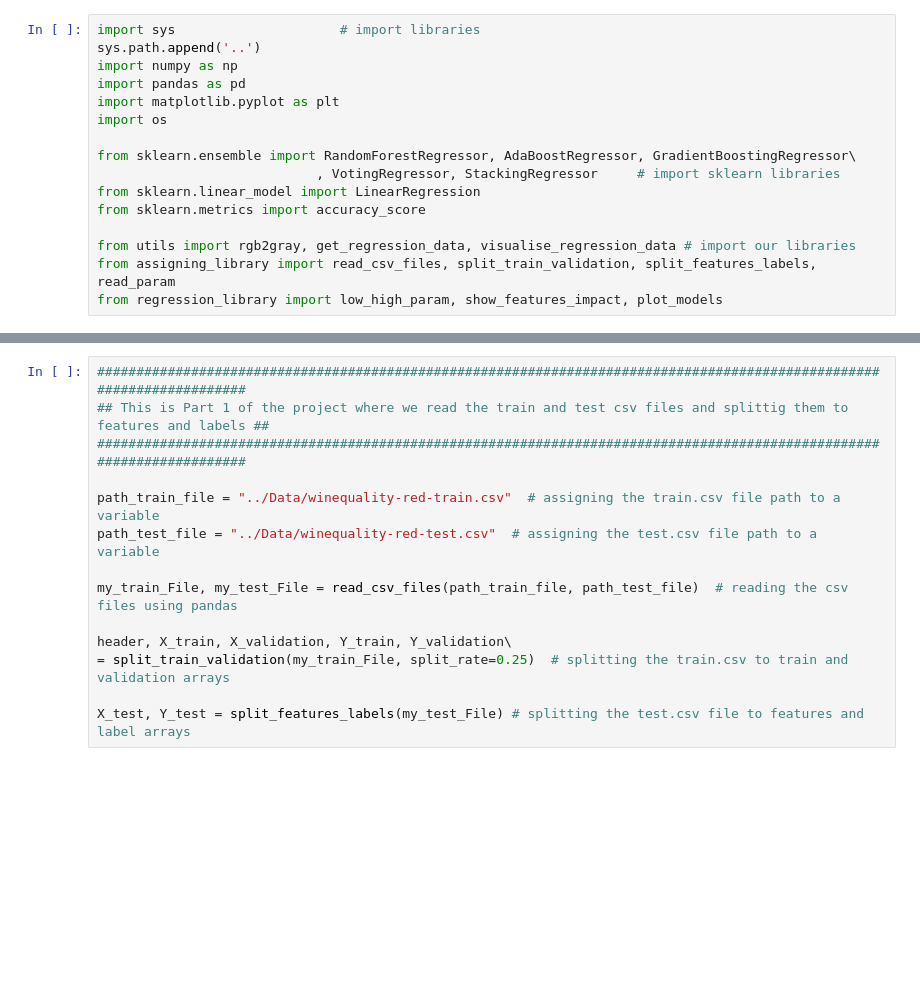
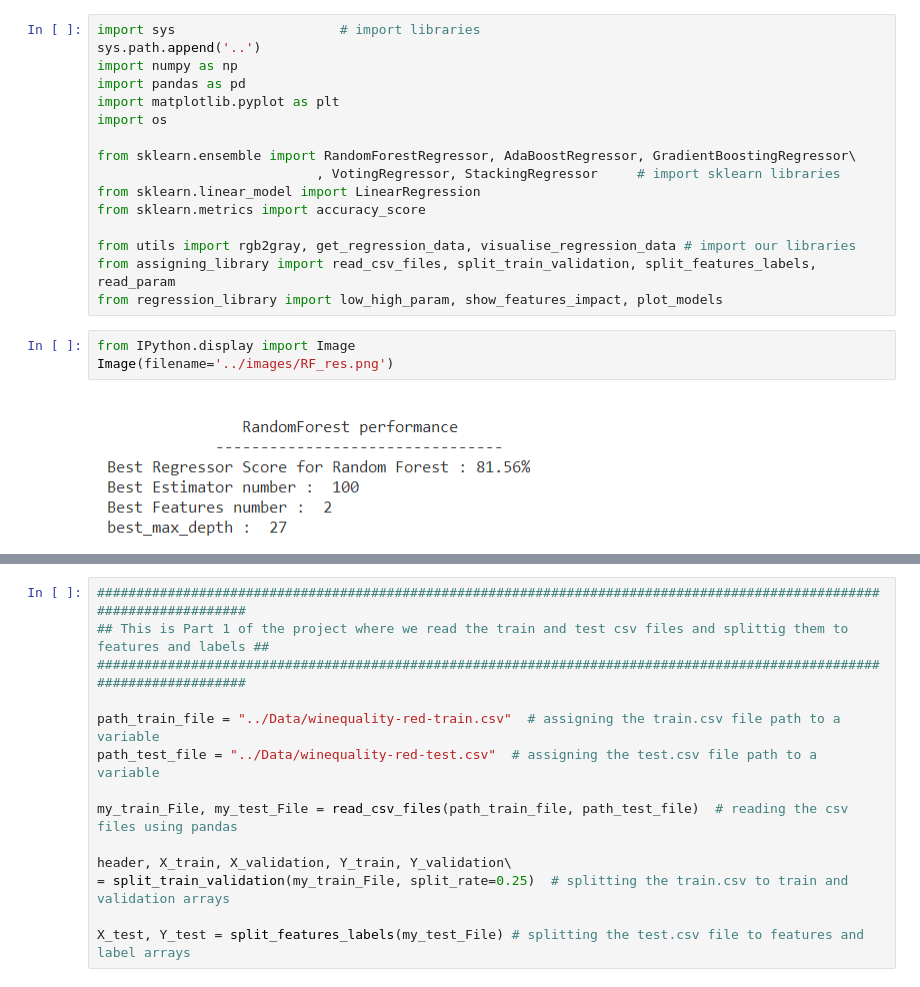
Before and after one commit to Farhad1353/Projects, a Jupyter notebook: ML_Project/ML_Project.ipynb, the cells around one changed output, grey strips where cells are left out. Drawn from its saved outputs; the diff is of its cells as text; blank space fills up the shorter version.

```diff
--- a/ML_Project/ML_Project.ipynb
+++ b/ML_Project/ML_Project.ipynb
@@ -14,3 +16,8 @@ from sklearn.metrics import accuracy_score
 from utils import rgb2gray, get_regression_data, visualise_regression_data # import our libraries
 from assigning_library import read_csv_files, split_train_validation, split_features_labels, read_param
 from regression_library import low_high_param, show_features_impact, plot_models
+# %%
+from IPython.display import Image
+Image(filename='../images/RF_res.png')
+# %% [output]
+[figure, added]
```
Also changed, not shown: parts of 20 cells of this notebook, 9 other files.
